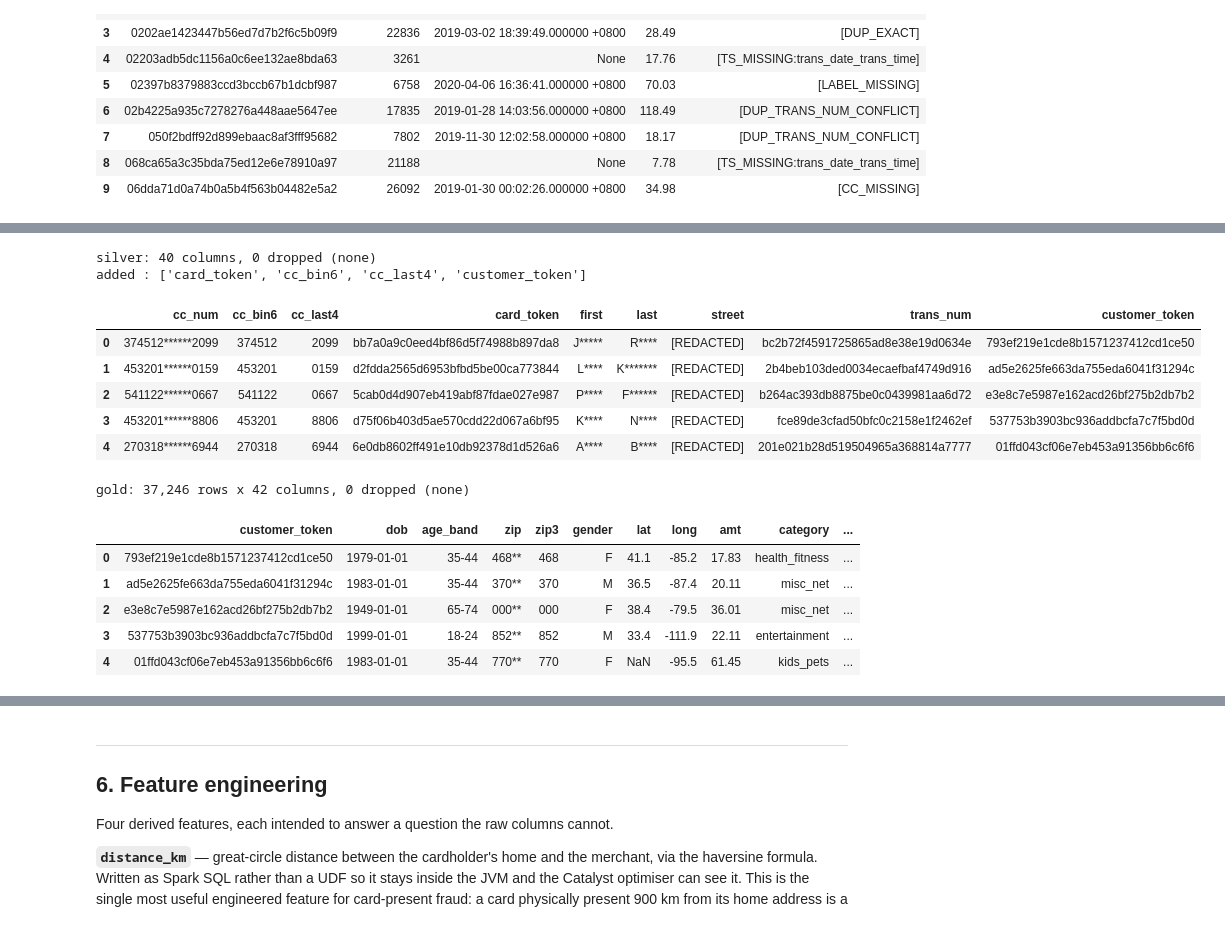
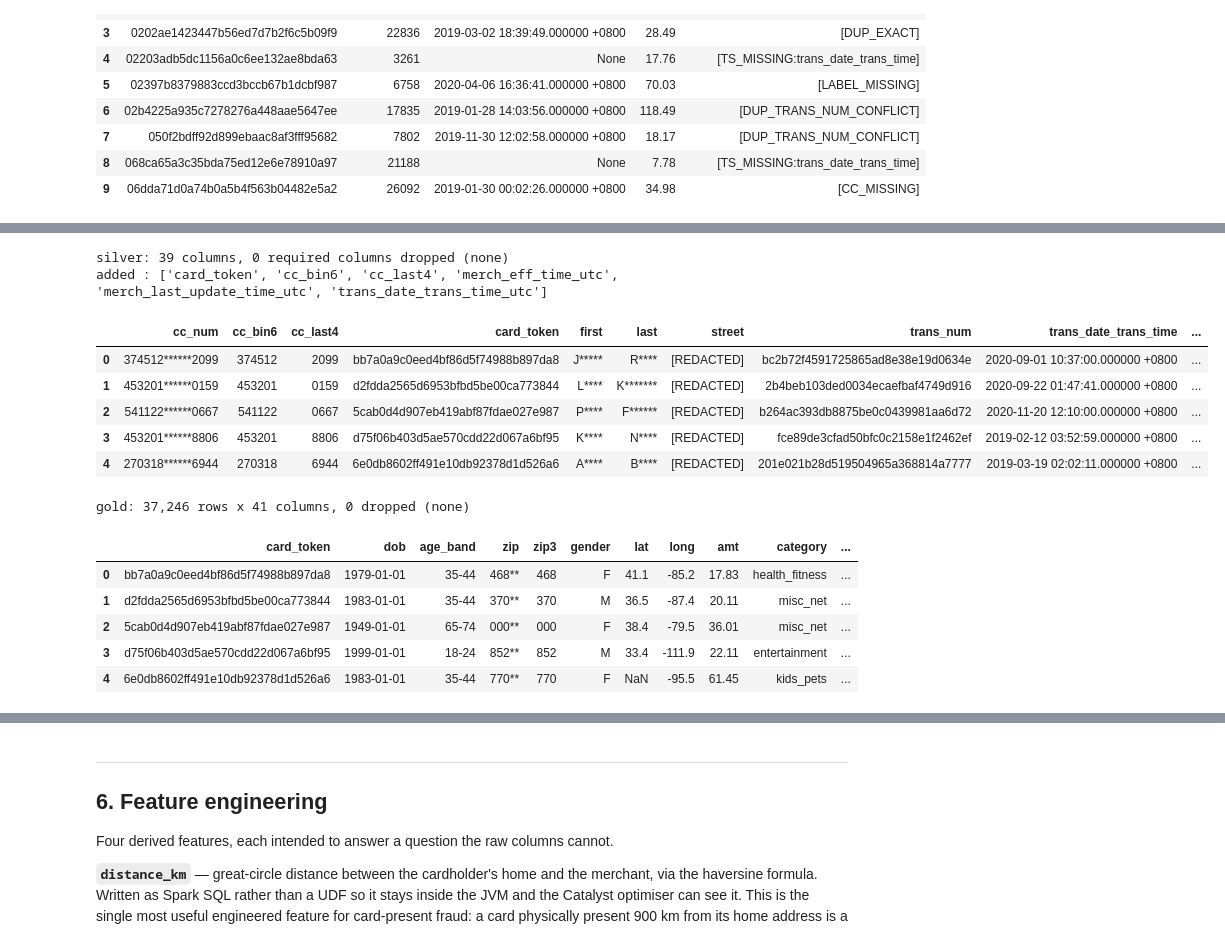
Before and after one commit to rongshiu/paynet_iv, a Jupyter notebook: notebooks/01_credit_card_transactions.ipynb, the cells around one changed output, grey strips where cells are left out. Drawn from its saved outputs; the diff is of its cells as text; code cells hidden in the pictures.

```diff
--- a/notebooks/01_credit_card_transactions.ipynb
+++ b/notebooks/01_credit_card_transactions.ipynb
@@ -330,16 +414,14 @@ unresolved   : none
 # %%
-# Rename onto the target names. Anything unresolved is materialised as a typed
-# NULL rather than being absent, so the downstream schema is stable whatever the
-# producer sends.
-projection = [
-    F.col(f"`{src}`").alias(tgt) for tgt, src in resolved.items()
-]
+# Rename onto the target names. `missing` is empty unless STRICT_SCHEMA was
+# turned off above, in which case the column is materialised as a typed NULL so
+# the downstream schema stays stable.
+projection = [F.col(f"`{src}`").alias(tgt) for tgt, src in resolved.items()]
 projection += [F.lit(None).cast("string").alias(m) for m in missing]
 
 tabular_df = flat_df.select(projection)
 
 print(f"{tabular_df.count():,} rows x {len(tabular_df.columns)} columns")
-tabular_df.limit(5).toPandas()
+redact(tabular_df.limit(5).toPandas())
 # %% [output]
 40,640 rows x 25 columns
 |  | Unnamed: 0 | trans_date_trans_time | cc_num | merchant | category | amt | gender | street | city | ... |
@@ -1360,7 +1537,7 @@ layering plus access control, with the residual risk written down rather than as
 # Order matters and is the whole trick: the derived keys are added FIRST, so
 # they are computed from the real values, and the masks are applied AFTER, so
 # they overwrite the same column names. Nothing is dropped — silver has every
-# column clean_df had, plus four derived ones.
+# column clean_df had, plus the derived ones.
 
 # Format-preserving mask. The BIN identifies the issuer, not the person, and the
 # last four is the form cardholders and support staff actually recognise; the
@@ -1376,56 +1553,60 @@ cc_masked = F.expr("""
          ELSE repeat('*', length(cc_num))
     END
 """)
 
 def mask_name(colname):
     # "Sanchez" -> "S******". Keeping the initial and the length makes a masked
     # row readable for QA without making it identifying.
     return F.expr(
         f"CASE WHEN `{colname}` IS NULL THEN NULL "
         f"ELSE concat(substring(`{colname}`, 1, 1), "
         f"            repeat('*', greatest(length(`{colname}`) - 1, 0))) END"
     )
 
-# The stable cardholder key. This concatenation is a *derivation* — first, last
-# and dob all remain as columns in their own right; the token exists so that
-# cardholder-level grouping survives the masking.
-identity_key = F.concat_ws(
-    "|",
-    F.coalesce(F.col("first"), F.lit("")),
-    F.coalesce(F.col("last"), F.lit("")),
-    F.coalesce(F.date_format("dob", "yyyy-MM-dd"), F.lit("")),
-)
-
 silver_df = (
     clean_df
-    # -- derived keys, from the unmasked values --
+    # -- the identity key, from the unmasked card number (see the cell above) --
     .withColumn("card_token", hmac_token(F.col("cc_num")))
     .withColumn("cc_bin6", F.substring(F.col("cc_num"), 1, 6))
     .withColumn("cc_last4", F.substring(F.col("cc_num"), -4, 4))
-    .withColumn("customer_token", hmac_token(identity_key))
     # -- masks, overwriting the same columns --
     .withColumn("cc_num", cc_masked)
     .withColumn("trans_num", hmac_token(F.col("trans_num")))
     .withColumn("first", mask_name("first"))
     .withColumn("last", mask_name("last"))
     .withColumn("street", F.when(F.col("street").isNotNull(), F.lit("[REDACTED]")))
 )
 
-lost = set(clean_df.columns) - set(silver_df.columns)
-print(f"silver: {len(silver_df.columns)} columns, {len(lost)} dropped ({lost or 'none'})")
+# -- the timestamp delivery contract -------------------------------------
+# Up to here the three time columns have carried a typed Spark `timestamp`,
+# which is the right thing to compute on but renders in the session zone (UTC).
+# The brief asks for those NAMED columns to be human-readable UTC+8. So at the
+# delivery boundary they are swapped: the brief's name takes the UTC+8 string
+# built in §4.1, and the canonical instant moves to `<col>_utc`, still typed and
+# still what every later calculation uses.
+for _c in TIME_COLUMNS:
+    silver_df = (
+        silver_df
+        .withColumnRenamed(_c, f"{_c}_utc")        # typed instant, kept for maths
+        .withColumnRenamed(f"{_c}_utc8", _c)       # the brief's column, UTC+8 string
+    )
+
+lost = set(clean_df.columns) - set(silver_df.columns) - {f"{c}_utc8" for c in TIME_COLUMNS}
+print(f"silver: {len(silver_df.columns)} columns, {len(lost)} required columns dropped ({lost or 'none'})")
 print("added :", sorted(set(silver_df.columns) - set(clean_df.columns)))
 
 silver_df.select("cc_num", "cc_bin6", "cc_last4", "card_token",
-                 "first", "last", "street", "trans_num", "customer_token").limit(5).toPandas()
+                 "first", "last", "street", "trans_num",
+                 "trans_date_trans_time", "trans_date_trans_time_utc").limit(5).toPandas()
 # %% [output]
-silver: 40 columns, 0 dropped (none)
-added : ['card_token', 'cc_bin6', 'cc_last4', 'customer_token']
+silver: 39 columns, 0 required columns dropped (none)
+added : ['card_token', 'cc_bin6', 'cc_last4', 'merch_eff_time_utc', 'merch_last_update_time_utc', 'trans_date_trans_time_utc']
-|  | cc_num | cc_bin6 | cc_last4 | card_token | first | last | street | trans_num | customer_token |
-| 0 | 374512******2099 | 374512 | 2099 | bb7a0a9c0eed4bf86d5f74988b897da8 | J***** | R**** | [REDACTED] | bc2b72f4591725865ad8e38e19d0634e | 793ef219e1cde8b1571237412cd1ce50 |
-| 1 | 453201******0159 | 453201 | 0159 | d2fdda2565d6953bfbd5be00ca773844 | L**** | K******* | [REDACTED] | 2b4beb103ded0034ecaefbaf4749d916 | ad5e2625fe663da755eda6041f31294c |
-| 2 | 541122******0667 | 541122 | 0667 | 5cab0d4d907eb419abf87fdae027e987 | P**** | F****** | [REDACTED] | b264ac393db8875be0c0439981aa6d72 | e3e8c7e5987e162acd26bf275b2db7b2 |
-| 3 | 453201******8806 | 453201 | 8806 | d75f06b403d5ae570cdd22d067a6bf95 | K**** | N**** | [REDACTED] | fce89de3cfad50bfc0c2158e1f2462ef | 537753b3903bc936addbcfa7c7f5bd0d |
-| 4 | 270318******6944 | 270318 | 6944 | 6e0db8602ff491e10db92378d1d526a6 | A**** | B**** | [REDACTED] | 201e021b28d519504965a368814a7777 | 01ffd043cf06e7eb453a91356bb6c6f6 |
+|  | cc_num | cc_bin6 | cc_last4 | card_token | first | last | street | trans_num | trans_date_trans_time | ... |
+| 0 | 374512******2099 | 374512 | 2099 | bb7a0a9c0eed4bf86d5f74988b897da8 | J***** | R**** | [REDACTED] | bc2b72f4591725865ad8e38e19d0634e | 2020-09-01 10:37:00.000000 +0800 | ... |
+| 1 | 453201******0159 | 453201 | 0159 | d2fdda2565d6953bfbd5be00ca773844 | L**** | K******* | [REDACTED] | 2b4beb103ded0034ecaefbaf4749d916 | 2020-09-22 01:47:41.000000 +0800 | ... |
+| 2 | 541122******0667 | 541122 | 0667 | 5cab0d4d907eb419abf87fdae027e987 | P**** | F****** | [REDACTED] | b264ac393db8875be0c0439981aa6d72 | 2020-11-20 12:10:00.000000 +0800 | ... |
+| 3 | 453201******8806 | 453201 | 8806 | d75f06b403d5ae570cdd22d067a6bf95 | K**** | N**** | [REDACTED] | fce89de3cfad50bfc0c2158e1f2462ef | 2019-02-12 03:52:59.000000 +0800 | ... |
+| 4 | 270318******6944 | 270318 | 6944 | 6e0db8602ff491e10db92378d1d526a6 | A**** | B**** | [REDACTED] | 201e021b28d519504965a368814a7777 | 2019-03-19 02:02:11.000000 +0800 | ... |
 # %%
 # ---- GOLD: generalise the quasi-identifiers, also in place -------------
 # HIPAA Safe Harbor suppresses ZIP3 areas with fewer than 20,000 people. Using
@@ -1461,14 +1642,14 @@ gold_df = (
 lost = set(silver_df.columns) - set(gold_df.columns)
 print(f"gold: {gold_df.count():,} rows x {len(gold_df.columns)} columns, {len(lost)} dropped ({lost or 'none'})")
 
-gold_df.select("customer_token", "dob", "age_band", "zip", "zip3", "gender",
+gold_df.select("card_token", "dob", "age_band", "zip", "zip3", "gender",
                "lat", "long", "amt", "category", "is_fraud").limit(5).toPandas()
 # %% [output]
-gold: 37,246 rows x 42 columns, 0 dropped (none)
+gold: 37,246 rows x 41 columns, 0 dropped (none)
-|  | customer_token | dob | age_band | zip | zip3 | gender | lat | long | amt | category | ... |
-| 0 | 793ef219e1cde8b1571237412cd1ce50 | 1979-01-01 | 35-44 | 468** | 468 | F | 41.1 | -85.2 | 17.83 | health_fitness | ... |
-| 1 | ad5e2625fe663da755eda6041f31294c | 1983-01-01 | 35-44 | 370** | 370 | M | 36.5 | -87.4 | 20.11 | misc_net | ... |
-| 2 | e3e8c7e5987e162acd26bf275b2db7b2 | 1949-01-01 | 65-74 | 000** | 000 | F | 38.4 | -79.5 | 36.01 | misc_net | ... |
-| 3 | 537753b3903bc936addbcfa7c7f5bd0d | 1999-01-01 | 18-24 | 852** | 852 | M | 33.4 | -111.9 | 22.11 | entertainment | ... |
-| 4 | 01ffd043cf06e7eb453a91356bb6c6f6 | 1983-01-01 | 35-44 | 770** | 770 | F | NaN | -95.5 | 61.45 | kids_pets | ... |
+|  | card_token | dob | age_band | zip | zip3 | gender | lat | long | amt | category | ... |
+| 0 | bb7a0a9c0eed4bf86d5f74988b897da8 | 1979-01-01 | 35-44 | 468** | 468 | F | 41.1 | -85.2 | 17.83 | health_fitness | ... |
+| 1 | d2fdda2565d6953bfbd5be00ca773844 | 1983-01-01 | 35-44 | 370** | 370 | M | 36.5 | -87.4 | 20.11 | misc_net | ... |
+| 2 | 5cab0d4d907eb419abf87fdae027e987 | 1949-01-01 | 65-74 | 000** | 000 | F | 38.4 | -79.5 | 36.01 | misc_net | ... |
+| 3 | d75f06b403d5ae570cdd22d067a6bf95 | 1999-01-01 | 18-24 | 852** | 852 | M | 33.4 | -111.9 | 22.11 | entertainment | ... |
+| 4 | 6e0db8602ff491e10db92378d1d526a6 | 1983-01-01 | 35-44 | 770** | 770 | F | NaN | -95.5 | 61.45 | kids_pets | ... |
 # %% [markdown]
```
Also changed, not shown: parts of 28 cells of this notebook, 1 other file.
